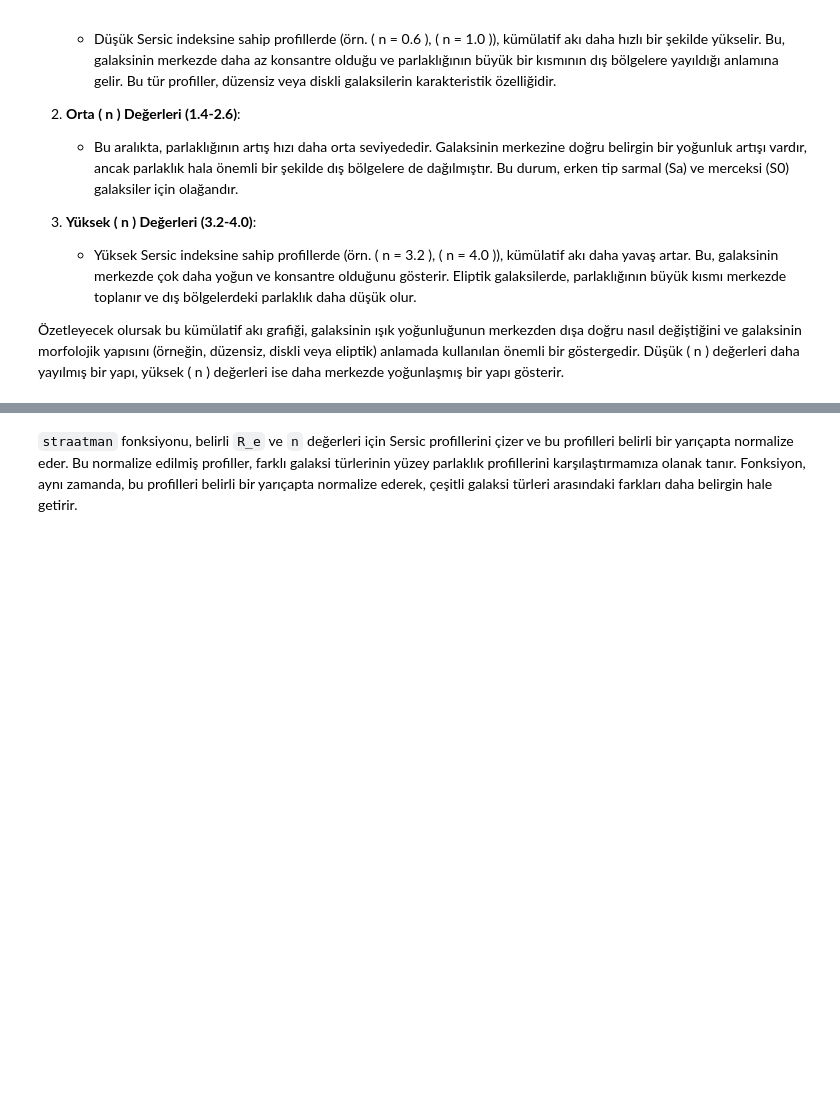
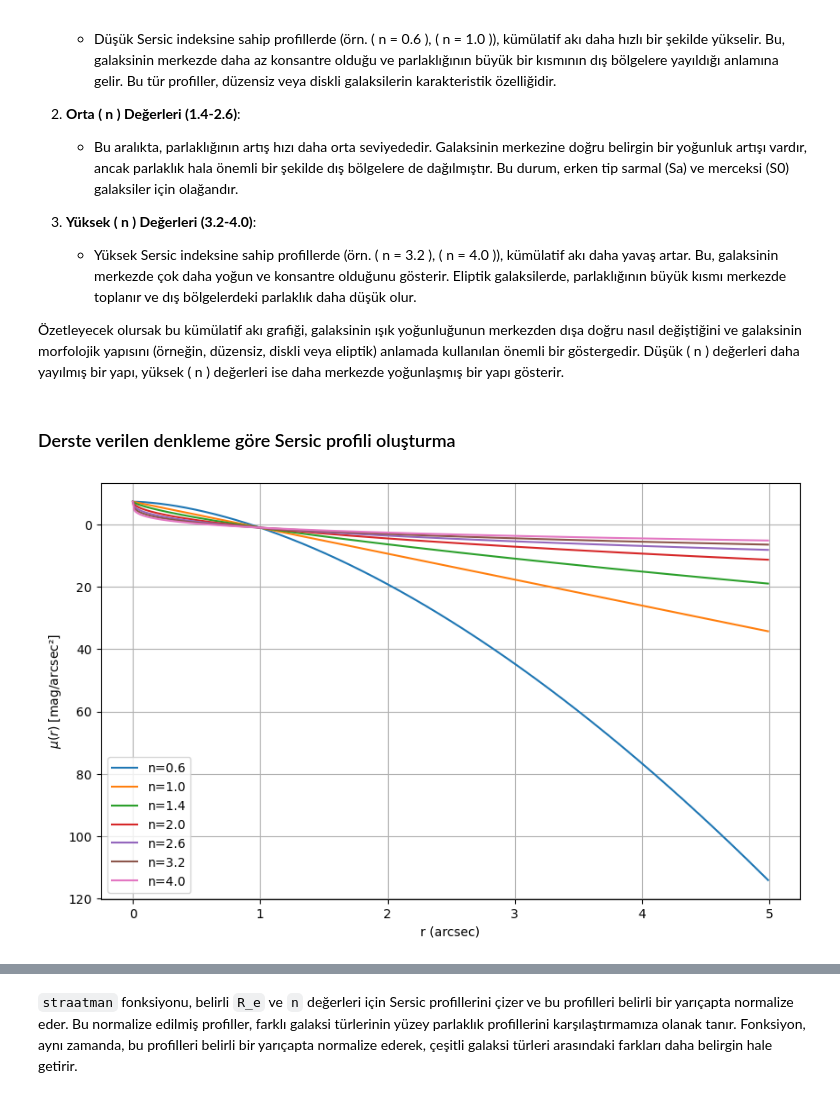
Before and after one commit to ebupi/galaxies-and-cosmology, a Jupyter notebook: sersic.ipynb, the cells around one changed output, grey strips where cells are left out. Cells and saved outputs as stored; diff of their text form; code cells hidden in the pictures; blank space fills up the shorter version.

Commit message:
update-sersic-b

```diff
--- a/sersic.ipynb
+++ b/sersic.ipynb
@@ -248,3 +260,38 @@ Grafiğin şu şekilde yorumlayabiliriz:
    - Yüksek Sersic indeksine sahip profillerde (örn. \( n = 3.2 \), \( n = 4.0 \)), kümülatif akı daha yavaş artar. Bu, galaksinin merkezde çok daha yoğun ve konsantre olduğunu gösterir. Eliptik galaksilerde, parlaklığının büyük kısmı merkezde toplanır ve dış bölgelerdeki parlaklık daha düşük olur.
 
 Özetleyecek olursak bu kümülatif akı grafiği, galaksinin ışık yoğunluğunun merkezden dışa doğru nasıl değiştiğini ve galaksinin morfolojik yapısını (örneğin, düzensiz, diskli veya eliptik) anlamada kullanılan önemli bir göstergedir. Düşük \( n \) değerleri daha yayılmış bir yapı, yüksek \( n \) değerleri ise daha merkezde yoğunlaşmış bir yapı gösterir.
+# %% [markdown]
+### Derste verilen denkleme göre Sersic profili oluşturma
+# %%
+import numpy as np
+import matplotlib.pyplot as plt
+
+# Sersic fonksiyonu tanımlama
+def sersic_mu(r, n, mu_e):
+    return mu_e + 8.33 * ((r / r_e)**(1/n) - 1)
+
+# Değişkenlerin tanımlanması
+r = np.arange(0., 5., 0.01)
+n_values = [0.6, 1.0, 1.4, 2.0, 2.6, 3.2, 4.0]
+mu_e = 1
+r_e = 1  # r_e değeri sabit olarak alınabilir veya kullanıcıdan alınabilir
+
+# Grafik oluşturma
+plt.figure(figsize=(10, 6))
+
+for n in n_values:
+    mu = sersic_mu(r, n, mu_e)
+    plt.plot(r, mu, label=f'n={n}')
+
+
+# Y eksenini ters çevirme parlaklık ters ilişkisi
+plt.gca().invert_yaxis()
+
+plt.xlabel('r (arcsec)')
+plt.ylabel('$\mu(r)$ [mag/arcsec²]')
+#plt.title(r'Sersic Fonksiyonu $\mu(r) = \mu_e + 8.33 \left[ \left( \dfrac{r}{r_e} \right)^{1/n} -1 \right]$')
+plt.legend()
+plt.grid(True)
+plt.show()
+# %% [output]
+[figure, added]
```
Also changed, not shown: parts of 12 cells of this notebook.
